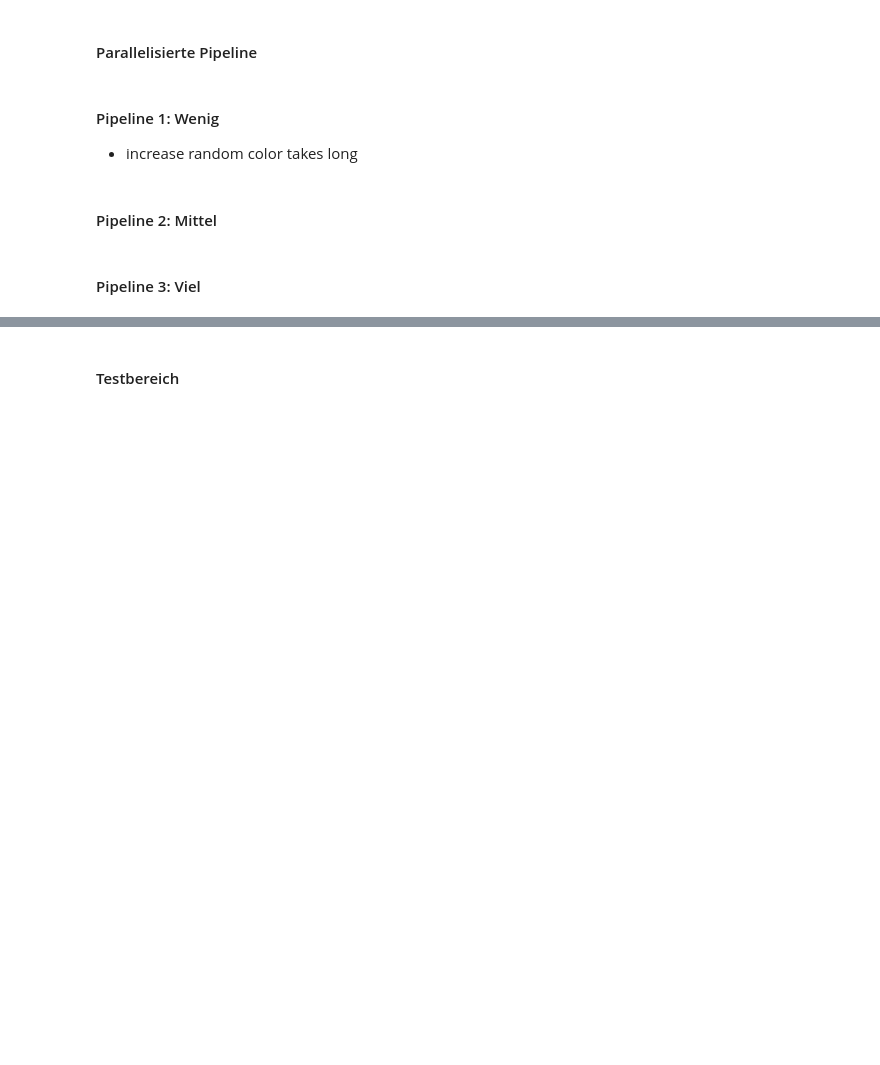
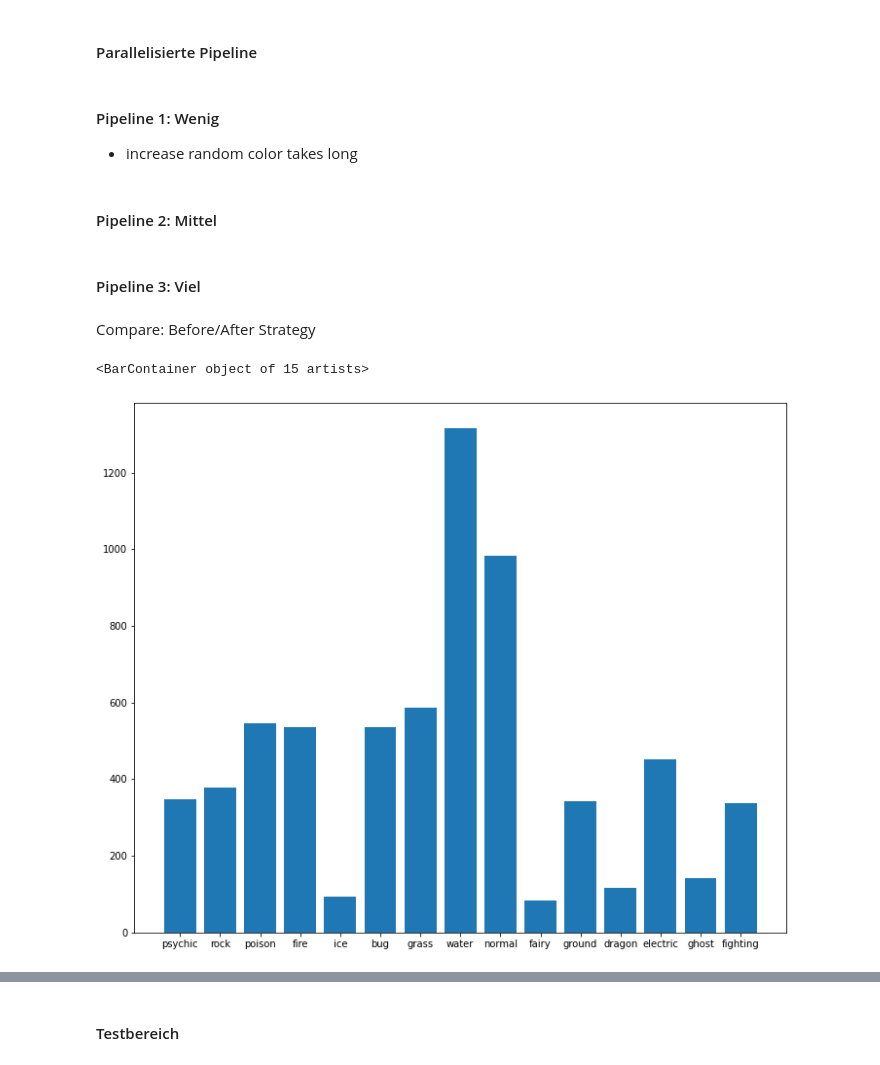
Before and after one commit to skramer-dev/ai-lab, a Jupyter notebook: CV/data_augmentation_pipeline.ipynb, the cells around one changed output, grey strips where cells are left out. Saved outputs shown, nothing was run; the diff lists cells and outputs as text; code cells hidden in the pictures; blank space fills up the shorter version.

```diff
--- a/CV/data_augmentation_pipeline.ipynb
+++ b/CV/data_augmentation_pipeline.ipynb
@@ -178,0 +221,24 @@ augmentation_pipeline([img_dilation,img_flip,random_rotation,random_crop],[0.2,0
+# %% [markdown]
+Compare: Before/After Strategy
+# %%
+labels = get_all_labels(data_path=DATA_PATH)
+metadata = pd.read_csv("metadata/pokemon.csv")
+pkm_df = metadata[["name","type1"]].loc[metadata["name"].isin(labels)]
+pkm_df = pkm_df.set_index(list(pkm_df)[0])
+pkm_dict = pkm_df.to_dict()['type1']
+
+def count_labels(eval_path, pkm_dict):
+    distribution_dict = {}
+    for label in os.listdir(eval_path):
+        distribution_dict[pkm_dict[label]] = 0
+    for label in os.listdir(eval_path):
+        distribution_dict[pkm_dict[label]] = len(os.listdir(f"{eval_path}{label}")) + distribution_dict[pkm_dict[label]]
+    return distribution_dict
+# %%
+# Before
+result_dict = count_labels(DATA_PATH, pkm_dict=pkm_dict)
+plt.figure(figsize=(12,10))
+plt.bar(x=result_dict.keys(), height=result_dict.values())
+# %% [output]
+<BarContainer object of 15 artists>
+[figure, added]
```
Also changed, not shown: parts of 29 cells of this notebook.
